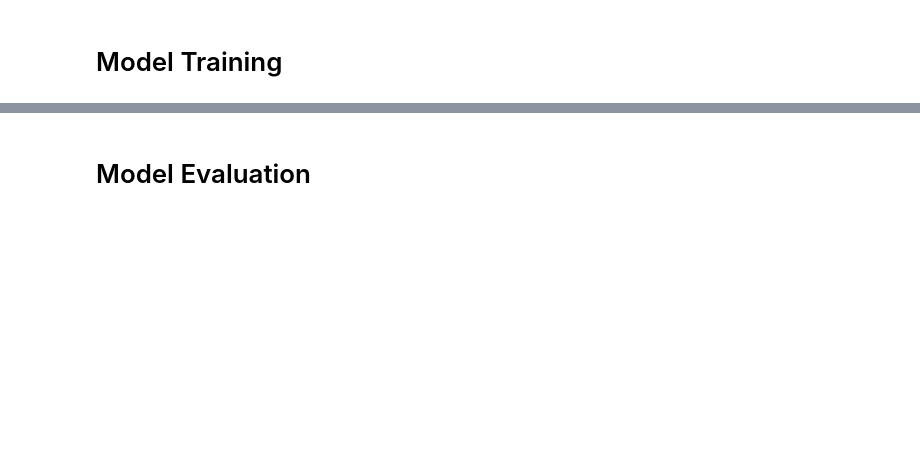
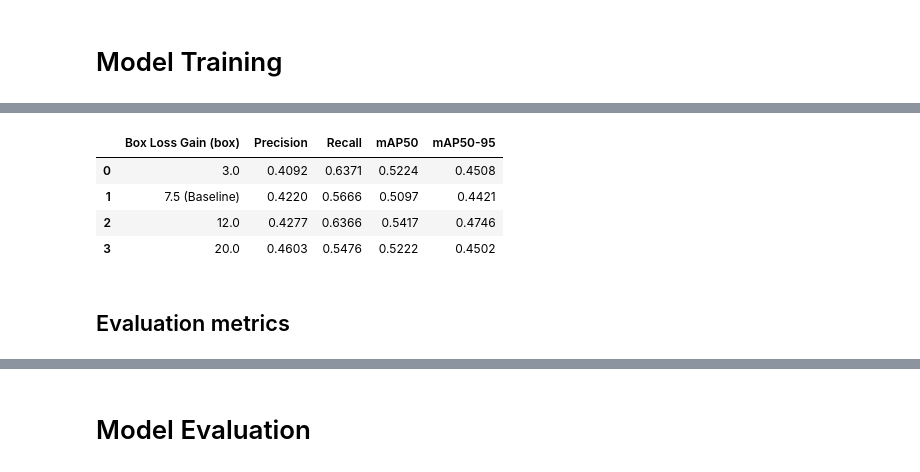
Before and after one commit to yeugeneu/IAT360-CV-13-Cloud-Type-Classifier, a Jupyter notebook: Cloud_type_detection.ipynb, the cells around one changed output, grey strips where cells are left out. Drawn from its saved outputs; the diff is of its cells as text; code cells hidden in the pictures; blank space fills up the shorter version.

Commit message:
fine tuning with `Box` hyperparameter

```diff
--- a/Cloud_type_detection.ipynb
+++ b/Cloud_type_detection.ipynb
@@ -470,2 +520,0 @@ Writing config.yaml
-# %%
-model.train(data="config.yaml")
@@ -506,0 +521,11 @@ stats: {'tp': [], 'conf': [], 'pred_cls': [], 'target_cls': [], 'target_img': []
+# %%
+# Train using config.yaml and store results inside your Google Drive directory
+model.train(
+    data="config.yaml",
+    epochs=50,                                                    # 50 epochs is a good baseline length
+    patience=10,                                                  # Increased from 5 to 10 to avoid premature early stopping
+    batch=16,                                                     # Standard batch size for 16GB GPU VRAM
+    device=0,                                                     # Force training on the GPU (Tesla T4)
+    project="/content/drive/MyDrive/IAT 360/runs",                 # Keep runs organized inside your Drive
+    name="cloud_baseline_result_yolov8s"                         # Specific subfolder for this run
+)
@@ -509,2 +575,0 @@ stats: {'tp': [], 'conf': [], 'pred_cls': [], 'target_cls': [], 'target_img': []
-# %%
-model.train(data="config.yaml", epochs=1, imgsz=320, device="mps")
@@ -564,0 +623,49 @@ evaluation metrics
+# %%
+import pandas as pd
+from ultralytics import YOLO
+import os
+
+# 1. Base weights path to start training from
+base_weights = 'runs/cloud_baseline_result_yolov8s/weights/best.pt'
+
+# 2. Define box loss gain values to evaluate (including baseline 7.5)
+box_values = [3.0, 7.5, 12.0, 20.0]
+results_list = []
+
+# 3. Fine-tune and evaluate each box hyperparameter
+for box_val in box_values:
+    print(f"\n{'='*60}\nFine-Tuning with Box Loss Weight (box) = {box_val}\n{'='*60}")
+
+    # Re-initialize from the baseline weights for a fair baseline starting point
+    model = YOLO(base_weights)
+
+    # Train for 15 epochs (warmup is 3 epochs, leaving 12 epochs for active testing)
+    model.train(
+        data="config.yaml",
+        epochs=15,                                                    # 15 epochs budget per option
+        patience=10,                                                  # Safe patience setting
+        batch=16,                                                     # Matches baseline batch size
+        device=0,                                                     # Run on Tesla T4 GPU
+        box=box_val,                                                  # The hyperparameter being evaluated
+        project="/content/drive/MyDrive/IAT 360/runs",                 # Output path
+        name=f"fine_tune_box_{box_val}",                               # Saved folders avoiding overwrites
+        cache=True,                                                   # Faster caching on Drive
+        verbose=False
+    )
+
+    # Evaluate the performance metrics using validation split
+    print(f"Evaluating fine-tuned model (box={box_val}) on validation set...")
+    metrics = model.val(data="config.yaml", split="val", verbose=False)
+
+    results_list.append({
+        "Box Loss Gain (box)": "7.5 (Baseline)" if box_val == 7.5 else str(box_val),
+        "Precision": round(metrics.box.mp, 4),
+        "Recall": round(metrics.box.mr, 4),
+        "mAP50": round(metrics.box.map50, 4),
+        "mAP50-95": round(metrics.box.map, 4)
+    })
+
+# 4. Display comparison table to pick your final candidate winner
+df_results = pd.DataFrame(results_list)
+display(df_results)
+# %% [output]
@@ -565,2 +689,9 @@ evaluation metrics
+|  | Box Loss Gain (box) | Precision | Recall | mAP50 | mAP50-95 |
+| 0 | 3.0 | 0.4092 | 0.6371 | 0.5224 | 0.4508 |
+| 1 | 7.5 (Baseline) | 0.4220 | 0.5666 | 0.5097 | 0.4421 |
+| 2 | 12.0 | 0.4277 | 0.6366 | 0.5417 | 0.4746 |
+| 3 | 20.0 | 0.4603 | 0.5476 | 0.5222 | 0.4502 |
+# %% [markdown]
+## Evaluation metrics
 # %%
 best = YOLO(model.trainer.best)
```
Also changed, not shown: parts of 35 cells of this notebook.
